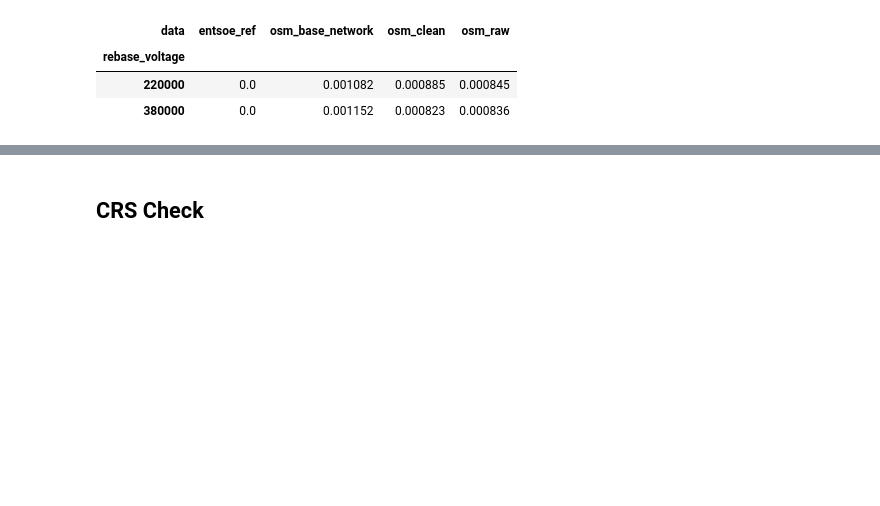
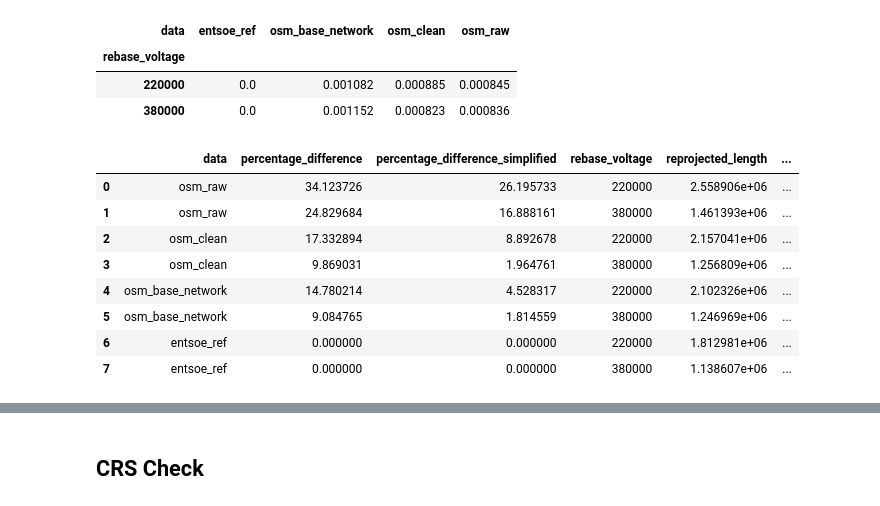
Before and after one commit to pypsa-meets-earth/documentation, a Jupyter notebook: notebooks/validation/osm_validation_using_at_and_mk.ipynb, the cells around one changed output, grey strips where cells are left out. Saved outputs shown, nothing was run; the diff lists cells and outputs as text; code cells hidden in the pictures; blank space fills up the shorter version.

```diff
--- a/notebooks/validation/osm_validation_using_at_and_mk.ipynb
+++ b/notebooks/validation/osm_validation_using_at_and_mk.ipynb
@@ -303,0 +359,15 @@ mk_dataframe.pivot(index='rebase_voltage', columns='data', values='reprojected_l
+# %%
+# percentage difference between entsoe data and osm data for Austria
+
+entsoe_reprojected_length_array_at = at_dataframe[
+    at_dataframe.data == "entsoe_ref"].reprojected_length.values
+
+at_dataframe['percentage_difference'] = at_dataframe.apply(
+    lambda row: percentage_difference(row.reprojected_length,
+                                      entsoe_reprojected_length_array_at[0])
+    if row.rebase_voltage == 220000 else percentage_difference(
+        row.reprojected_length, entsoe_reprojected_length_array_at[1]),
+    axis=1)
+
+# dataframe including percentage difference
+at_dataframe
@@ -428,3 +573,18 @@ percentage_difference(at_dataframe, at_dataframe_copy)
 | rebase_voltage |  |  |  |  |
 | 220000 | 0.0 | 0.001082 | 0.000885 | 0.000845 |
 | 380000 | 0.0 | 0.001152 | 0.000823 | 0.000836 |
+# %%
+# percentage difference comparison between non-simplified data and simplified data for Austria
+at_dataframe.merge(at_dataframe_copy,
+                   on=['rebase_voltage', 'data'],
+                   suffixes=[None, "_simpl"]).sort_index(axis=1)
+# %% [output]
+|  | data | percentage_difference | percentage_difference_simplified | rebase_voltage | reprojected_length | ... |
+| 0 | osm_raw | 34.123726 | 26.195733 | 220000 | 2.558906e+06 | ... |
+| 1 | osm_raw | 24.829684 | 16.888161 | 380000 | 1.461393e+06 | ... |
+| 2 | osm_clean | 17.332894 | 8.892678 | 220000 | 2.157041e+06 | ... |
+| 3 | osm_clean | 9.869031 | 1.964761 | 380000 | 1.256809e+06 | ... |
+| 4 | osm_base_network | 14.780214 | 4.528317 | 220000 | 2.102326e+06 | ... |
+| 5 | osm_base_network | 9.084765 | 1.814559 | 380000 | 1.246969e+06 | ... |
+| 6 | entsoe_ref | 0.000000 | 0.000000 | 220000 | 1.812981e+06 | ... |
+| 7 | entsoe_ref | 0.000000 | 0.000000 | 380000 | 1.138607e+06 | ... |
```
Also changed, not shown: parts of 19 cells of this notebook.
